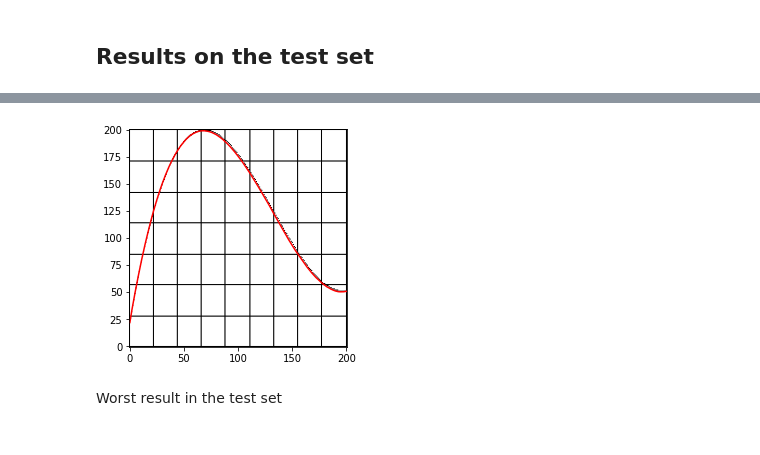
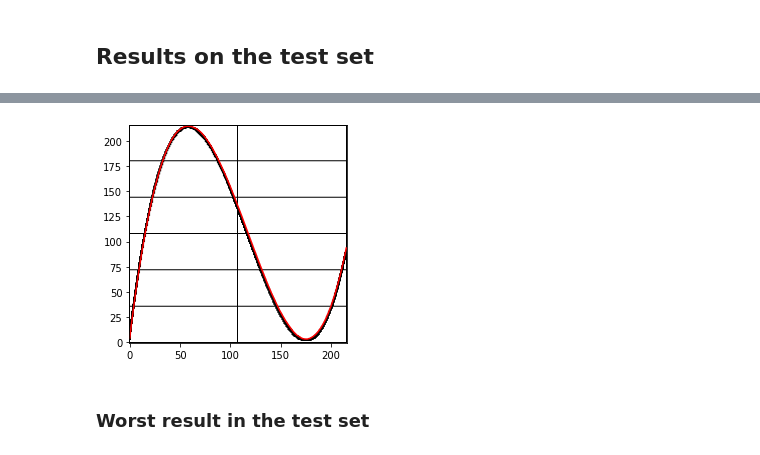
Before and after one commit to Denis-Kazakov/PlotRecognition, a Jupyter notebook: plot_recognition.ipynb, the cells around one changed output, grey strips where cells are left out. Drawn from its saved outputs; the diff is of its cells as text; code cells hidden in the pictures.

Commit message:
1. Curves generated with Matplotlib so that lines are not dotted.
2. Adjusted curve range to span the whole range of the plot.

3. Standard Matplotlib settings for curve and grid line thicknesses.

```diff
--- a/plot_recognition.ipynb
+++ b/plot_recognition.ipynb
@@ -25,5 +29,5 @@ X_train.shape
 # %%
-dim_x = X_train.shape[1]
-dim_y = X_train.shape[2]
+dim_x = predictors_train.shape[1]
+dim_y = predictors_train.shape[2]
 print(dim_x, dim_y)
 # %% [output]
@@ -96,8 +102,8 @@ model.compile(loss='mean_squared_error',
               optimizer='adam')
 # %%
 history = model.fit(
-    x=X_train,
-    y=y_train,
+    x=predictors_train,
+    y=response_train,
     batch_size=None,
     epochs=30,
     validation_split=0.2,
@@ -137,6 +145,6 @@ Function to show an original plot overlaid with predicted curve.
 # %%
 def plot_result(plot_number, x, y):
     plt.imshow(x[plot_number, :, :], cmap='gray_r', vmin=0, vmax=1, origin='lower')
-    plt.plot(list(range(0, 201)), y[plot_number, :], color='red')
+    plt.plot(list(range(0, dim_x)), y[plot_number, :], color='red')
     plt.show()
 # %%
@@ -164,2 +194,2 @@ model.evaluate(X_test, y_test)
 # %%
-y_pred = model.predict(X_test)
+response_pred = model.predict(predictors_test)
@@ -166,6 +212,6 @@ y_pred = model.predict(X_test)
 # %%
-plot_result(0, X_test, y_pred)
+plot_result(0, predictors_test, response_pred)
 # %% [output]
-[figure, old version]
+[figure, new version]
 # %% [markdown]
-Worst result in the test set
+### Worst result in the test set
```
Also changed, not shown: parts of 42 cells of this notebook, 6 other files.
